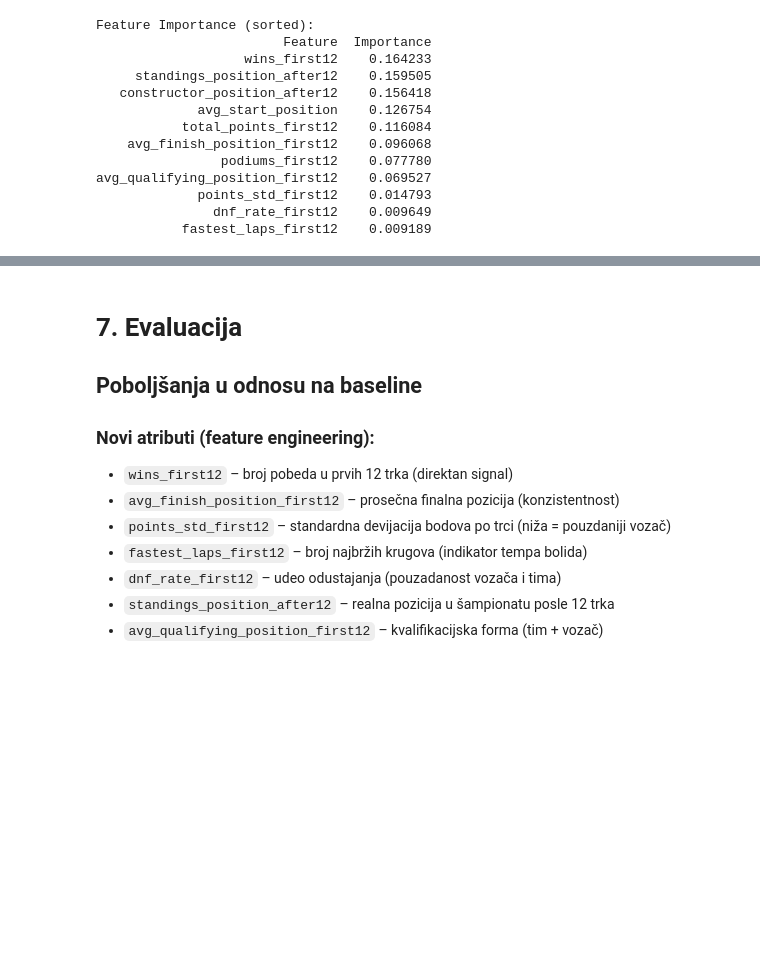
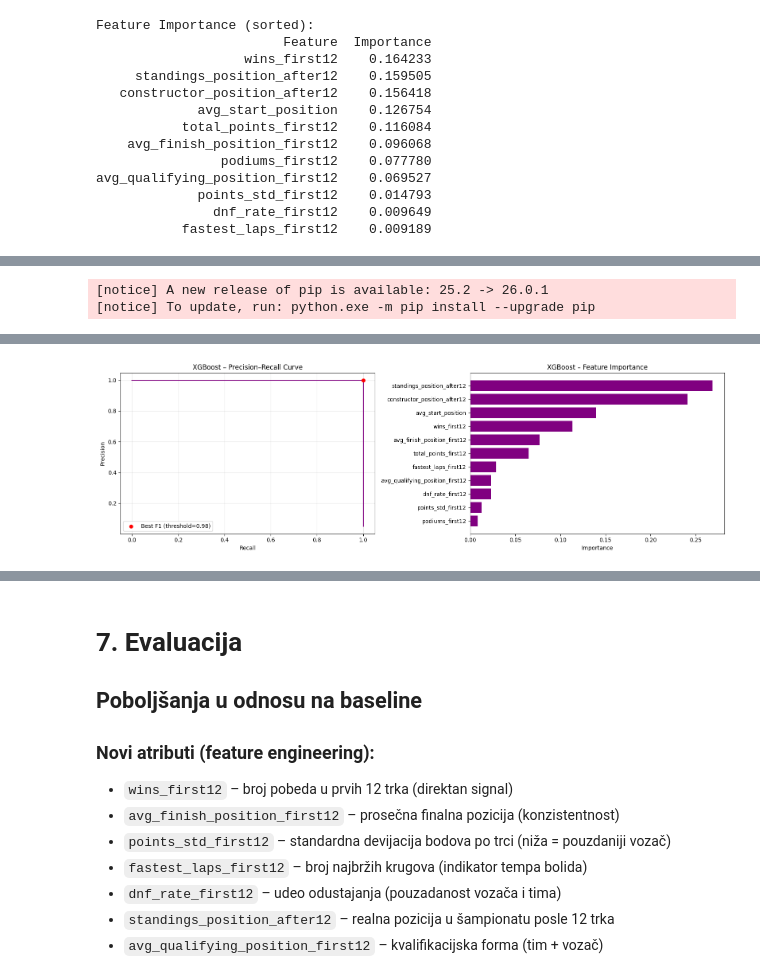
Before and after one commit to zelick/SIAP-F1-Analiza, a Jupyter notebook: SIAP_EDA_BaslineModel.ipynb, the cells around one changed output, grey strips where cells are left out. Cells and saved outputs as stored; diff of their text form; code cells hidden in the pictures; blank space fills up the shorter version.

```diff
--- a/SIAP_EDA_BaslineModel.ipynb
+++ b/SIAP_EDA_BaslineModel.ipynb
@@ -610,0 +719,75 @@ avg_qualifying_position_first12    0.069527
+# %%
+if 'X_train_scaled' not in globals():
+    import pandas as pd, numpy as np
+    from sklearn.preprocessing import StandardScaler
+    _features = ["podiums_first12","wins_first12","total_points_first12","avg_start_position",
+                 "avg_finish_position_first12","points_std_first12","fastest_laps_first12",
+                 "dnf_rate_first12","standings_position_after12","avg_qualifying_position_first12",
+                 "constructor_position_after12"]
+    _tr = season_dataset[season_dataset["year"] <= 2018].copy()
+    _te = season_dataset[season_dataset["year"] > 2018].copy()
+    _tr[_features] = _tr[_features].fillna(_tr[_features].median())
+    _te[_features] = _te[_features].fillna(_tr[_features].median())
+    scaler = StandardScaler()
+    X_train_scaled = scaler.fit_transform(_tr[_features])
+    X_test_scaled  = scaler.transform(_te[_features])
+    y_train, y_test, features = _tr["is_champion"], _te["is_champion"], _features
+    print("Priprema podataka izvršena automatski.")
+
+%pip install xgboost -q
+
+import xgboost as xgb
+from sklearn.model_selection import GridSearchCV, StratifiedKFold
+from sklearn.metrics import classification_report, confusion_matrix, precision_recall_curve
+import numpy as np, matplotlib.pyplot as plt, pandas as pd
+
+scale_pos_weight = int((y_train == 0).sum() / (y_train == 1).sum())
+print(f"scale_pos_weight: {scale_pos_weight}")
+
+xgb_param_grid = {
+    "n_estimators":  [100, 200, 300],
+    "max_depth":     [3, 5, 7],
+    "learning_rate": [0.05, 0.1, 0.2],
+    "subsample":     [0.8, 1.0],
+}
+cv = StratifiedKFold(n_splits=5, shuffle=True, random_state=42)
+xgb_grid_search = GridSearchCV(
+    xgb.XGBClassifier(scale_pos_weight=scale_pos_weight, eval_metric="logloss",
+                      random_state=42, verbosity=0),
+    xgb_param_grid, scoring="f1", cv=cv, n_jobs=-1)
+xgb_grid_search.fit(X_train_scaled, y_train)
+print("Best hyperparameters (XGBoost):", xgb_grid_search.best_params_)
+print(f"Best CV F1 score: {xgb_grid_search.best_score_:.4f}\n")
+xgb_model = xgb_grid_search.best_estimator_
+
+y_pred_xgb = xgb_model.predict(X_test_scaled)
+print("── XGBoost – Default threshold (0.5) ──")
+print("Confusion Matrix:"); print(confusion_matrix(y_test, y_pred_xgb))
+print("\nClassification Report:"); print(classification_report(y_test, y_pred_xgb))
+
+y_proba_xgb = xgb_model.predict_proba(X_test_scaled)[:, 1]
+precisions_xgb, recalls_xgb, thresholds_xgb = precision_recall_curve(y_test, y_proba_xgb)
+f1_scores_xgb = 2 * precisions_xgb[:-1] * recalls_xgb[:-1] / (precisions_xgb[:-1] + recalls_xgb[:-1] + 1e-9)
+best_idx_xgb  = np.argmax(f1_scores_xgb)
+best_threshold_xgb = thresholds_xgb[best_idx_xgb]
+print(f"\nOptimal threshold (XGBoost): {best_threshold_xgb:.4f}")
+print(f"  → Precision: {precisions_xgb[best_idx_xgb]:.4f}, Recall: {recalls_xgb[best_idx_xgb]:.4f}, F1: {f1_scores_xgb[best_idx_xgb]:.4f}\n")
+y_pred_xgb_tuned = (y_proba_xgb >= best_threshold_xgb).astype(int)
+print("── XGBoost – Tuned threshold ──")
+print("Confusion Matrix:"); print(confusion_matrix(y_test, y_pred_xgb_tuned))
+print("\nClassification Report:"); print(classification_report(y_test, y_pred_xgb_tuned))
+
+xgb_importances = pd.DataFrame({"Feature": features, "Importance": xgb_model.feature_importances_}).sort_values("Importance", ascending=False)
+fig, axes = plt.subplots(1, 2, figsize=(16, 5))
+axes[0].plot(recalls_xgb, precisions_xgb, color="purple")
+axes[0].scatter(recalls_xgb[best_idx_xgb], precisions_xgb[best_idx_xgb], color="red", zorder=5, label=f"Best F1 (threshold={best_threshold_xgb:.2f})")
+axes[0].set_xlabel("Recall"); axes[0].set_ylabel("Precision")
+axes[0].set_title("XGBoost – Precision–Recall Curve"); axes[0].legend(); axes[0].grid(alpha=0.3)
+axes[1].barh(xgb_importances["Feature"], xgb_importances["Importance"], color="purple")
+axes[1].invert_yaxis(); axes[1].set_xlabel("Importance")
+axes[1].set_title("XGBoost – Feature Importance")
+plt.tight_layout(); plt.show()
+print("\nFeature Importance (sorted):"); print(xgb_importances.to_string(index=False))
+# %% [output]
+[notice] A new release of pip is available: 25.2 -> 26.0.1
+[notice] To update, run: python.exe -m pip install --upgrade pip
@@ -610,0 +811 @@ avg_qualifying_position_first12    0.069527
+[figure, added]
```
Also changed, not shown: parts of 14 cells of this notebook.
